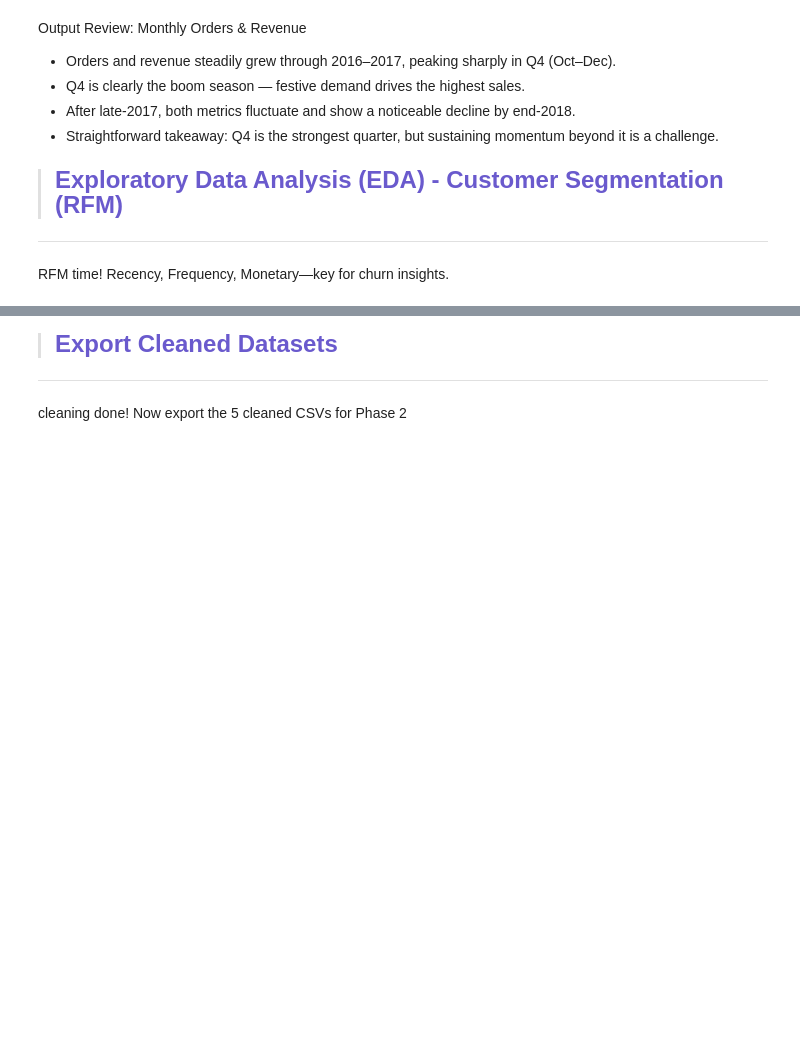
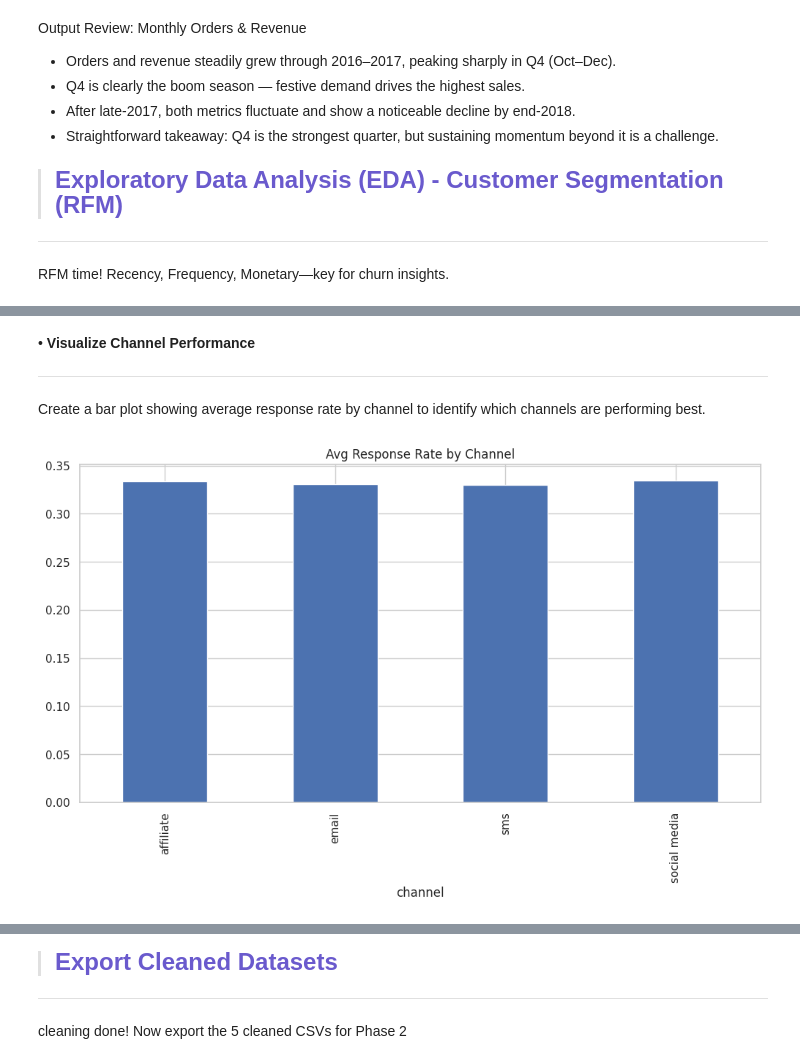
Before and after one commit to Kanakbaghel/Capstone_Project, a Jupyter notebook: Scripts/EDA.ipynb, the cells around one changed output, grey strips where cells are left out. Cells and saved outputs as stored; diff of their text form; code cells hidden in the pictures; blank space fills up the shorter version.

```diff
--- a/Scripts/EDA.ipynb
+++ b/Scripts/EDA.ipynb
@@ -534,0 +638,4 @@ Output Review: Frequency vs. Spend by Churn
+# %%
+# Aggregate by Channel:
+channel_perf = marketing.groupby('channel').agg({'response_rate': 'mean', 'spend': 'mean'})
+channel_perf
@@ -534,0 +649,14 @@ Output Review: Frequency vs. Spend by Churn
+# %% [markdown]
+•  **Visualize Channel Performance**
+
+-----------------
+
+Create a bar plot showing average response rate by channel to identify which
+channels are performing best.
+# %%
+# Visualize Channel Performance:
+channel_perf['response_rate'].plot(kind='bar')
+plt.title('Avg Response Rate by Channel')
+plt.show()
+# %% [output]
+[figure, added]
```
Also changed, not shown: parts of 40 cells of this notebook.
